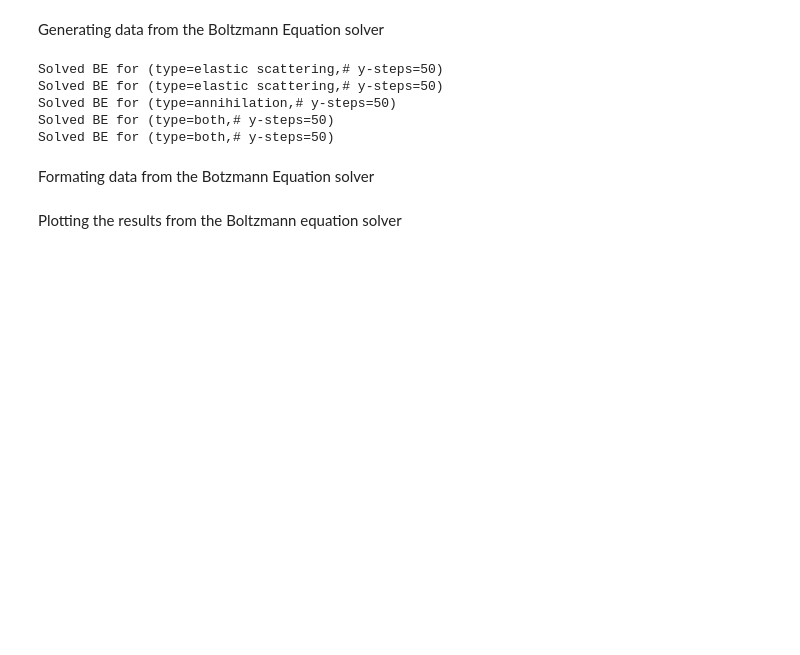
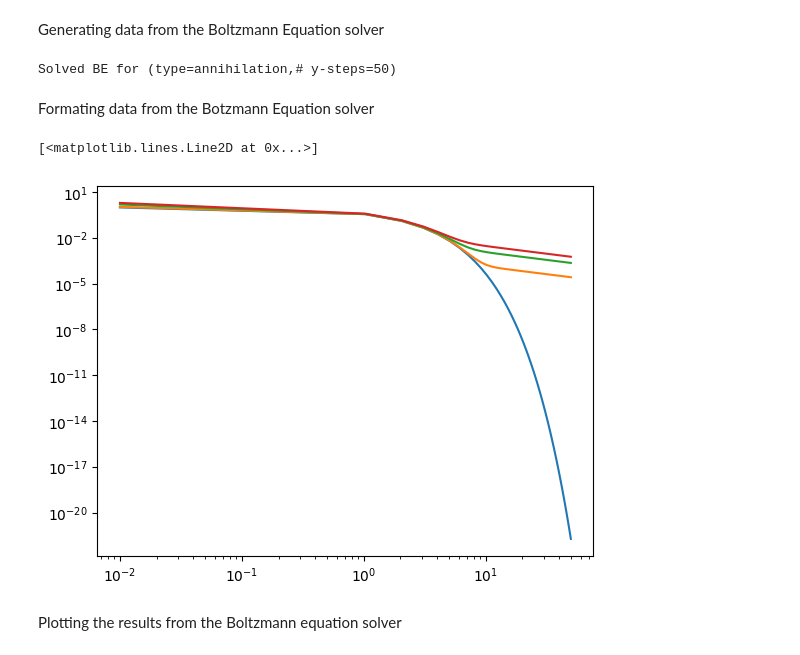
Before and after one commit to TobiasWasheim/master_thesis, a Jupyter notebook: results.ipynb, the cells around one changed output. Drawn from its saved outputs; the diff is of its cells as text; code cells hidden in the pictures; blank space fills up the shorter version.

```diff
--- a/results.ipynb
+++ b/results.ipynb
@@ -7,22 +7,11 @@ import matplotlib.pyplot as plt
 # %% [markdown]
 Generating data from the Boltzmann Equation solver
 # %%
-# elastic scattering
-elastic_scattering_J_zero = BE_solver(x_span=(0.01,50),y_span=(0.01,20),y_steps=50,J=0,interaction_strength=1,collision_type="elastic scattering")
-elastic_scattering_J_one  = BE_solver(x_span=(0.01,50),y_span=(0.01,20),y_steps=50,J=1,interaction_strength=1,collision_type="elastic scattering")
-
-
-# annihilation (it doesn't matter what J is - it can be either)
-annihilation = BE_solver(x_span=(0.01,50),y_span=(0.01,20),y_steps=50,J=0,interaction_strength=1,collision_type="annihilation")
-
-# annihilation and elastic scattering
-both_data_J_zero = BE_solver(x_span=(0.01,50),y_span=(0.01,20),y_steps=50,J=0,interaction_strength=1,collision_type="both")
-both_data_J_one  = BE_solver(x_span=(0.01,50),y_span=(0.01,20),y_steps=50,J=1,interaction_strength=1,collision_type="both")
+annihilation = BE_solver(x_span=(0.01,50),y_span=(0.01,50),y_steps=50,J=0,interaction_strength=1,collision_type="annihilation")
+xs = annihilation[0]
+fs = annihilation[1]
+ys = annihilation[2]
 # %% [output]
-Solved BE for (type=elastic scattering,# y-steps=50)
-Solved BE for (type=elastic scattering,# y-steps=50)
 Solved BE for (type=annihilation,# y-steps=50)
-Solved BE for (type=both,# y-steps=50)
-Solved BE for (type=both,# y-steps=50)
 # %% [markdown]
 Formating data from the Botzmann Equation solver
@@ -58,11 +18,13 @@ ys_both_J_one = both_data_J_one[2]
 # %%
-# compute the value of the elastic scattering operator
-c_sca = []
-c_ann = []
+f0 = fs[:,0]
+f20 = fs[:,10]
+f40 = fs[:,20]
+f60 = fs[:,30]
 
-
-
-c_sca.append([collisions_sca(fs_elastic_scattering_zero[:,k],ys_elastic_scattering_zero,x)[10] for k,x in enumerate(xs_elastic_scattering_zero)])
-c_ann.append([collisions_ann(fs_elastic_scattering_zero[:,k],ys_elastic_scattering_zero,x,J=0)[10] for k,x in enumerate(xs_elastic_scattering_zero)])
-# print("collision scattering term  :",np.array(c_sca))
-# print("collision annihilation term:",np.array(c_sca))
+plt.loglog(ys,f0)
+plt.loglog(ys,f20)
+plt.loglog(ys,f40)
+plt.loglog(ys,f60)
+# %% [output]
+[<matplotlib.lines.Line2D at 0x...>]
+[figure, added]
```
Also changed, not shown: parts of 5 cells of this notebook, 9 other files.
